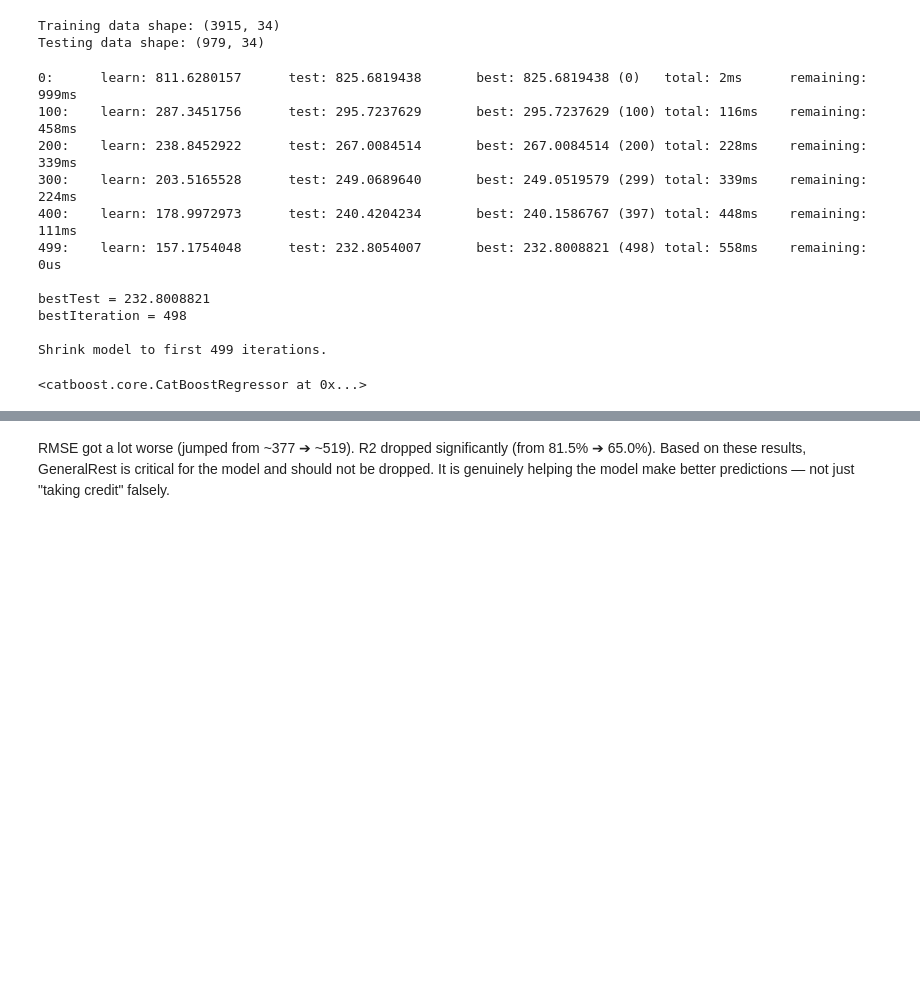
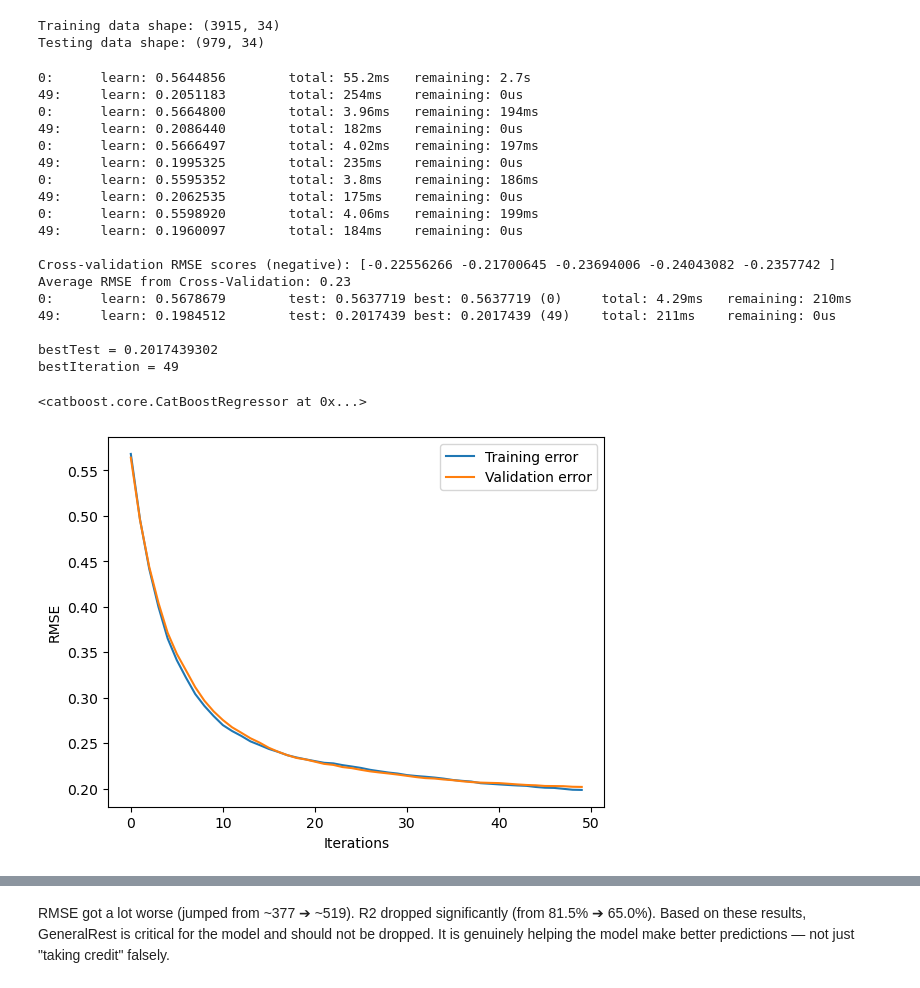
Before and after one commit to y2-htay/insurance-claim-predictor, a Jupyter notebook: AI-Stuff/Vanessa/catBoost_regression_model.ipynb, the cells around one changed output, grey strips where cells are left out. Saved outputs shown, nothing was run; the diff lists cells and outputs as text; code cells hidden in the pictures; blank space fills up the shorter version.

```diff
--- a/AI-Stuff/Vanessa/catBoost_regression_model.ipynb
+++ b/AI-Stuff/Vanessa/catBoost_regression_model.ipynb
@@ -196,21 +222,64 @@ Testing data shape: (979, 34)
 
 # (Pick one algorithm (e.g., CatBoost))
 # Train the model
-model = CatBoostRegressor(iterations=500, depth=6, learning_rate=0.1, loss_function='RMSE', verbose=100)
-model.fit(X_train, y_train, eval_set=(X_test, y_test), early_stopping_rounds=50)
+model = CatBoostRegressor(
+    # iterations=500,
+    iterations=50,
+    depth=8,
+    learning_rate=0.2,
+    # l2_leaf_reg=2,
+    l2_leaf_reg=4,
+    loss_function='RMSE',
+    verbose=100
+)
+
+# Use cross_validate to handle the categorical features correctly
+cv_results = cross_validate(
+    model,
+    X_train,
+    y_train,
+    cv=5,
+    scoring='neg_root_mean_squared_error',
+    return_train_score=False,
+    fit_params={'cat_features': cat_features}
+)
+
+# Output the cross-validation results
+best_score = model.get_best_score()
+print("\nCross-validation RMSE scores (negative):", cv_results['test_score'])
+print(f"Average RMSE from Cross-Validation: {-cv_results['test_score'].mean():.2f}")
+
+model.fit(X_train, y_train, cat_features=cat_features, eval_set=(X_test, y_test), early_stopping_rounds=50)
 # %% [output]
-0:      learn: 811.6280157      test: 825.6819438       best: 825.6819438 (0)   total: 2ms      remaining: 999ms
-100:    learn: 287.3451756      test: 295.7237629       best: 295.7237629 (100) total: 116ms    remaining: 458ms
-200:    learn: 238.8452922      test: 267.0084514       best: 267.0084514 (200) total: 228ms    remaining: 339ms
-300:    learn: 203.5165528      test: 249.0689640       best: 249.0519579 (299) total: 339ms    remaining: 224ms
-400:    learn: 178.9972973      test: 240.4204234       best: 240.1586767 (397) total: 448ms    remaining: 111ms
-499:    learn: 157.1754048      test: 232.8054007       best: 232.8008821 (498) total: 558ms    remaining: 0us
+0:      learn: 0.5644856        total: 55.2ms   remaining: 2.7s
+49:     learn: 0.2051183        total: 254ms    remaining: 0us
+0:      learn: 0.5664800        total: 3.96ms   remaining: 194ms
+49:     learn: 0.2086440        total: 182ms    remaining: 0us
+0:      learn: 0.5666497        total: 4.02ms   remaining: 197ms
+49:     learn: 0.1995325        total: 235ms    remaining: 0us
+0:      learn: 0.5595352        total: 3.8ms    remaining: 186ms
+49:     learn: 0.2062535        total: 175ms    remaining: 0us
+0:      learn: 0.5598920        total: 4.06ms   remaining: 199ms
+49:     learn: 0.1960097        total: 184ms    remaining: 0us
 
-bestTest = 232.8008821
-bestIteration = 498
+Cross-validation RMSE scores (negative): [-0.22556266 -0.21700645 -0.23694006 -0.24043082 -0.2357742 ]
+Average RMSE from Cross-Validation: 0.23
+0:      learn: 0.5678679        test: 0.5637719 best: 0.5637719 (0)     total: 4.29ms   remaining: 210ms
+49:     learn: 0.1984512        test: 0.2017439 best: 0.2017439 (49)    total: 211ms    remaining: 0us
 
-Shrink model to first 499 iterations.
+bestTest = 0.2017439302
+bestIteration = 49
 <catboost.core.CatBoostRegressor at 0x...>
+# %%
+import matplotlib.pyplot as plt
+plt.plot(model.get_evals_result()['learn']['RMSE'], label="Training error")
+plt.plot(model.get_evals_result()['validation']['RMSE'], label="Validation error")
+plt.legend()
+plt.xlabel("Iterations")
+plt.ylabel("RMSE")
+plt.show()
+# %% [output]
+[figure, added]
 # %%
 # Make predictions
 y_pred = model.predict(X_test)
```
Also changed, not shown: parts of 19 cells of this notebook.
